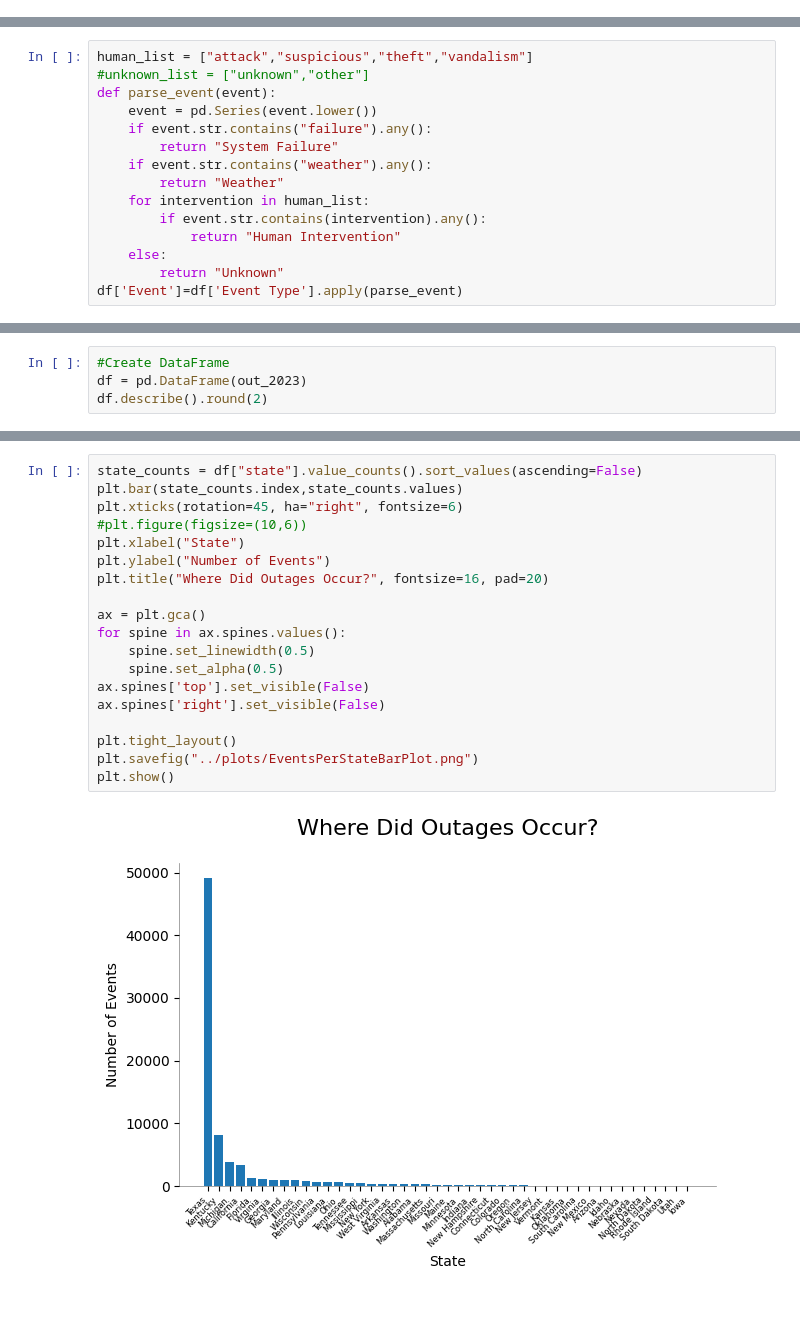
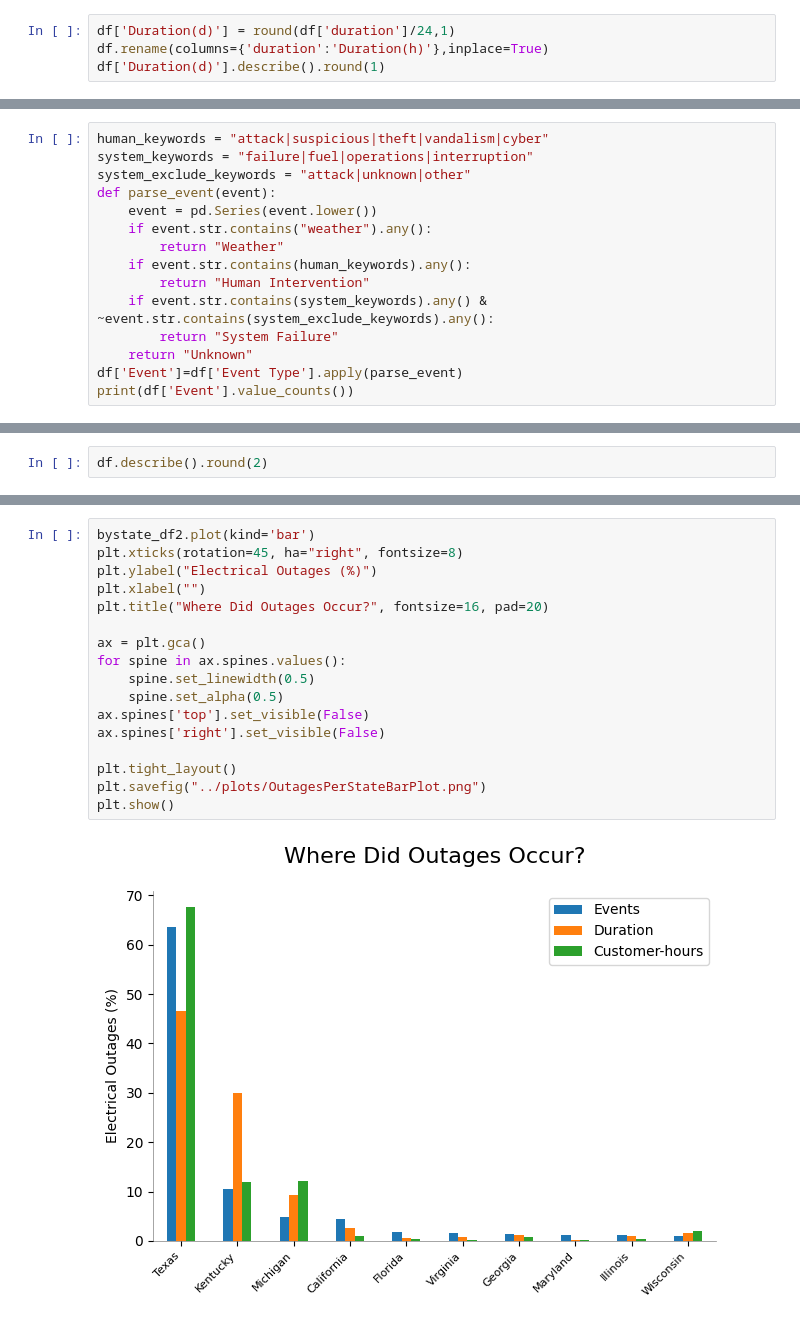
Before and after one commit to jessegarrido/usa-electrical-outages, a Jupyter notebook: Notebooks/usa-electrical-outages.ipynb, the cells around one changed output, grey strips where cells are left out. Cells and saved outputs as stored; diff of their text form.

```diff
--- a/Notebooks/usa-electrical-outages.ipynb
+++ b/Notebooks/usa-electrical-outages.ipynb
@@ -41,0 +65,4 @@ np.int64(0)
+# %%
+df['Duration(d)'] = round(df['duration']/24,1)
+df.rename(columns={'duration':'Duration(h)'},inplace=True)
+df['Duration(d)'].describe().round(1)
@@ -44,16 +105,16 @@ Figure out how to parse Event Types
 # %%
-human_list = ["attack","suspicious","theft","vandalism"]
-#unknown_list = ["unknown","other"]
+human_keywords = "attack|suspicious|theft|vandalism|cyber"
+system_keywords = "failure|fuel|operations|interruption"
+system_exclude_keywords = "attack|unknown|other"
 def parse_event(event):
     event = pd.Series(event.lower())
-    if event.str.contains("failure").any():
-        return "System Failure"
     if event.str.contains("weather").any():
         return "Weather"
-    for intervention in human_list:
-        if event.str.contains(intervention).any():
-            return "Human Intervention"
-    else:
-        return "Unknown"
+    if event.str.contains(human_keywords).any():
+        return "Human Intervention"
+    if event.str.contains(system_keywords).any() & ~event.str.contains(system_exclude_keywords).any():
+        return "System Failure"
+    return "Unknown"
 df['Event']=df['Event Type'].apply(parse_event)
+print(df['Event'].value_counts())
 # %% [output]
@@ -71,5 +151,3 @@ array(['Weather', 'Human Intervention', 'Unknown', 'System Failure'],
 # %%
-#Create DataFrame
-df = pd.DataFrame(out_2023)
 df.describe().round(2)
 # %% [output]
@@ -148,21 +261,19 @@ array(['Severe Weather', '- Weather or natural disaster',
 # %%
-state_counts = df["state"].value_counts().sort_values(ascending=False)
-plt.bar(state_counts.index,state_counts.values)
-plt.xticks(rotation=45, ha="right", fontsize=6)
-#plt.figure(figsize=(10,6))
-plt.xlabel("State")
-plt.ylabel("Number of Events")
+bystate_df2.plot(kind='bar')
+plt.xticks(rotation=45, ha="right", fontsize=8)
+plt.ylabel("Electrical Outages (%)")
+plt.xlabel("")
 plt.title("Where Did Outages Occur?", fontsize=16, pad=20)
 
 ax = plt.gca()
 for spine in ax.spines.values():
     spine.set_linewidth(0.5)
     spine.set_alpha(0.5)
 ax.spines['top'].set_visible(False)
 ax.spines['right'].set_visible(False)
 
 plt.tight_layout()
-plt.savefig("../plots/EventsPerStateBarPlot.png")
+plt.savefig("../plots/OutagesPerStateBarPlot.png")
 plt.show()
 # %% [output]
-[figure, old version]
+[figure, new version]
```
Also changed, not shown: parts of 31 cells of this notebook, 3 other files.
